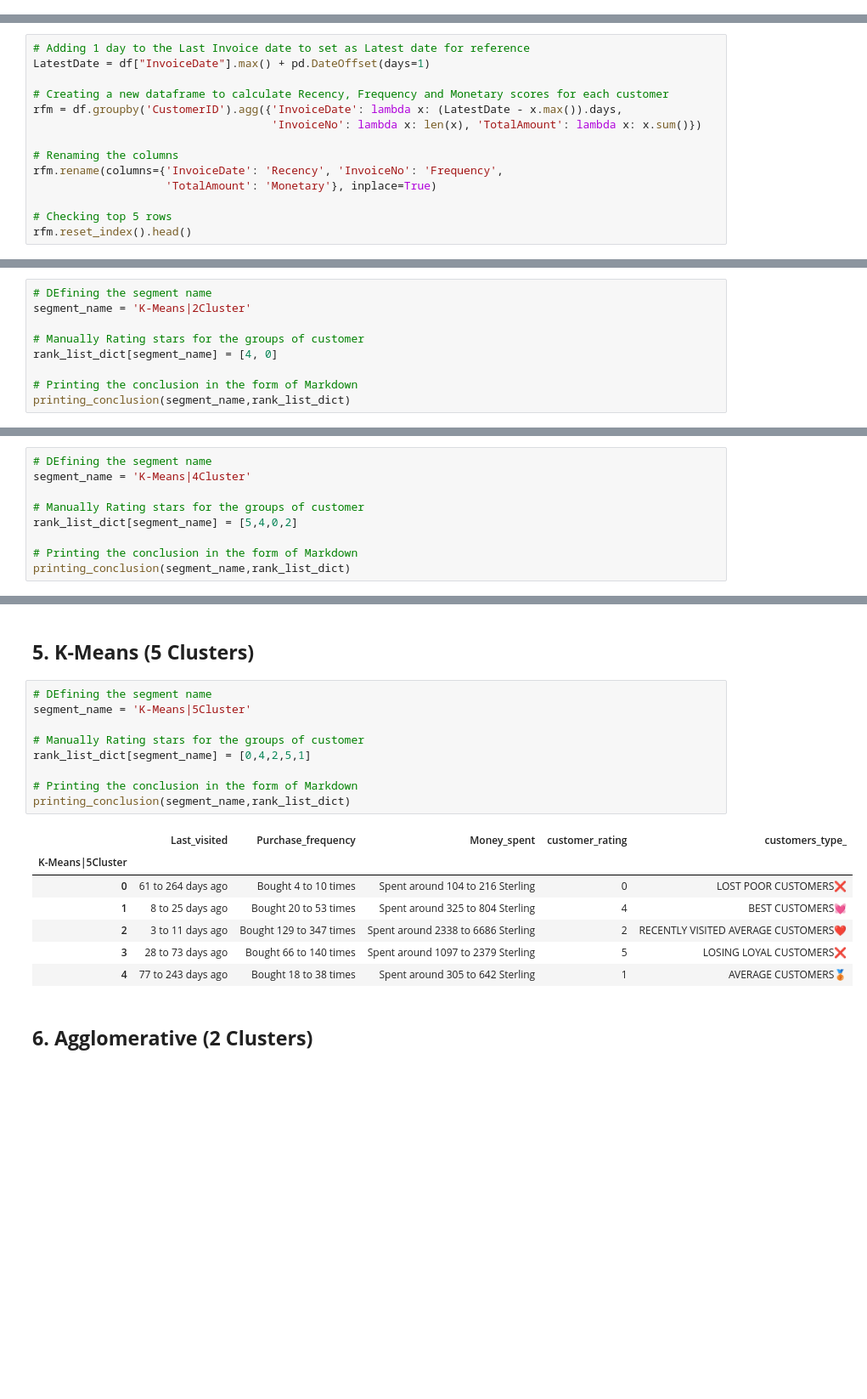
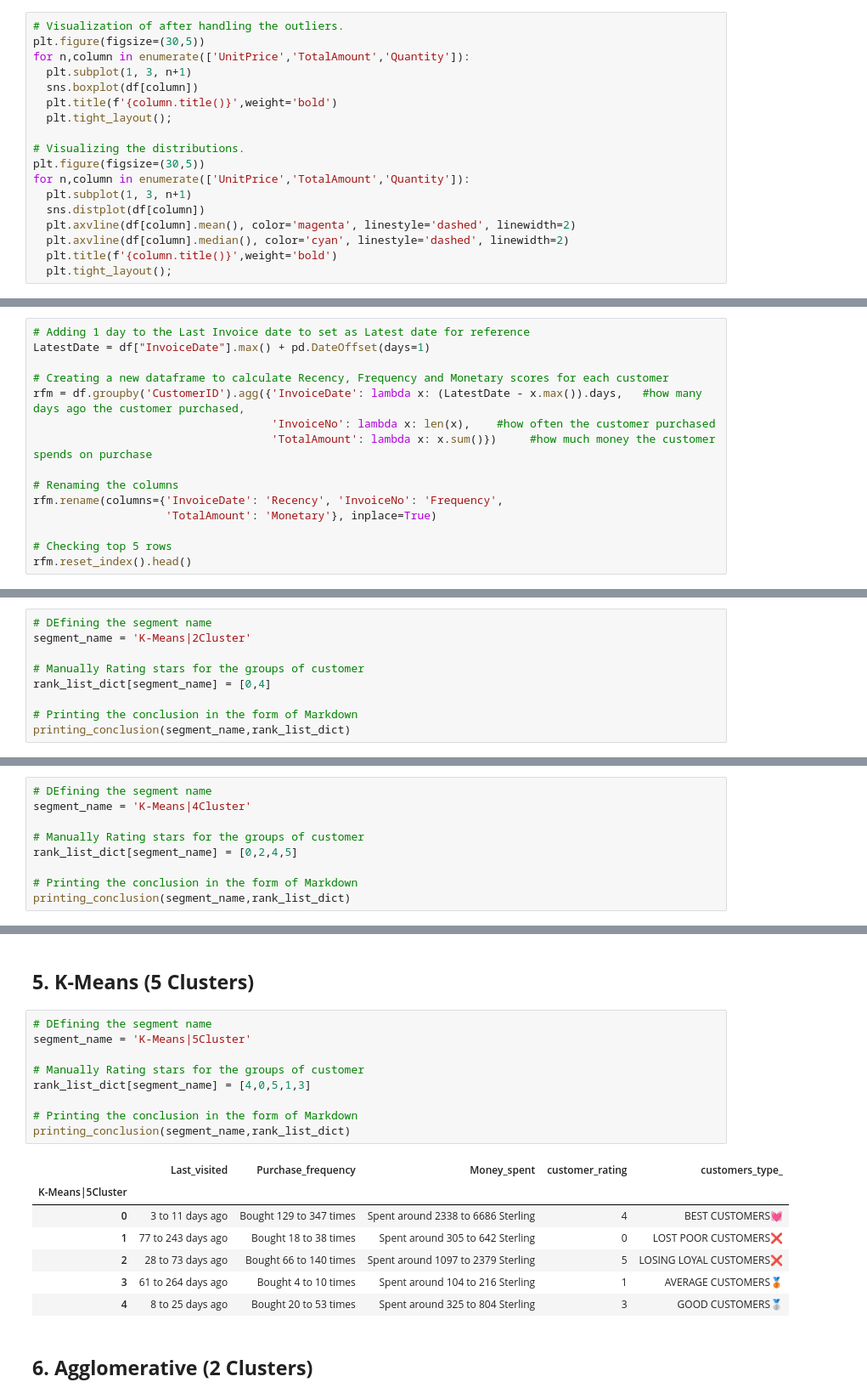
Before and after one commit to baradmukta/Online-Retail-Customer-Segmentation, a Jupyter notebook: Capstone_Project_4_Unsupervised_Learning.ipynb, the cells around one changed output, grey strips where cells are left out. Shown at 85% size. Saved outputs shown, nothing was run; the diff lists cells and outputs as text; blank space fills up the shorter version.

```diff
--- a/Capstone_Project_4_Unsupervised_Learning.ipynb
+++ b/Capstone_Project_4_Unsupervised_Learning.ipynb
@@ -257,3 +257,21 @@ TimeType           3
 dtype: int64
 # %% [markdown]
 #**Exploratory Data Analysis**
+# %%
+# Visualization of after handling the outliers.
+plt.figure(figsize=(30,5))
+for n,column in enumerate(['UnitPrice','TotalAmount','Quantity']):
+  plt.subplot(1, 3, n+1)
+  sns.boxplot(df[column])
+  plt.title(f'{column.title()}',weight='bold')
+  plt.tight_layout();
+
+# Visualizing the distributions.
+plt.figure(figsize=(30,5))
+for n,column in enumerate(['UnitPrice','TotalAmount','Quantity']):
+  plt.subplot(1, 3, n+1)
+  sns.distplot(df[column])
+  plt.axvline(df[column].mean(), color='magenta', linestyle='dashed', linewidth=2)
+  plt.axvline(df[column].median(), color='cyan', linestyle='dashed', linewidth=2)
+  plt.title(f'{column.title()}',weight='bold')
+  plt.tight_layout();
@@ -441,8 +465,9 @@ The number is typically 3 or 5. If you decide to code each RFM attribute into 3
 LatestDate = df["InvoiceDate"].max() + pd.DateOffset(days=1)
 
 # Creating a new dataframe to calculate Recency, Frequency and Monetary scores for each customer
-rfm = df.groupby('CustomerID').agg({'InvoiceDate': lambda x: (LatestDate - x.max()).days,
-                                    'InvoiceNo': lambda x: len(x), 'TotalAmount': lambda x: x.sum()})
+rfm = df.groupby('CustomerID').agg({'InvoiceDate': lambda x: (LatestDate - x.max()).days,   #how many days ago the customer purchased,
+                                    'InvoiceNo': lambda x: len(x),    #how often the customer purchased
+                                    'TotalAmount': lambda x: x.sum()})     #how much money the customer spends on purchase
 
 # Renaming the columns
 rfm.rename(columns={'InvoiceDate': 'Recency', 'InvoiceNo': 'Frequency',
@@ -993,7 +1022,7 @@ printing_conclusion(segment_name,rank_list_dict)
 segment_name = 'K-Means|2Cluster'
 
 # Manually Rating stars for the groups of customer
-rank_list_dict[segment_name] = [4, 0]
+rank_list_dict[segment_name] = [0,4]
 
 # Printing the conclusion in the form of Markdown
 printing_conclusion(segment_name,rank_list_dict)
@@ -1009,7 +1038,7 @@ printing_conclusion(segment_name,rank_list_dict)
 segment_name = 'K-Means|4Cluster'
 
 # Manually Rating stars for the groups of customer
-rank_list_dict[segment_name] = [5,4,0,2]
+rank_list_dict[segment_name] = [0,2,4,5]
 
 # Printing the conclusion in the form of Markdown
 printing_conclusion(segment_name,rank_list_dict)
@@ -1025,20 +1054,20 @@ printing_conclusion(segment_name,rank_list_dict)
 # %%
 # DEfining the segment name
 segment_name = 'K-Means|5Cluster'
 
 # Manually Rating stars for the groups of customer
-rank_list_dict[segment_name] = [0,4,2,5,1]
+rank_list_dict[segment_name] = [4,0,5,1,3]
 
 # Printing the conclusion in the form of Markdown
 printing_conclusion(segment_name,rank_list_dict)
 # %% [output]
 |  | Last_visited | Purchase_frequency | Money_spent | customer_rating | customers_type_ |
 | K-Means|5Cluster |  |  |  |  |  |
-| 0 | 61 to 264 days ago | Bought 4 to 10 times | Spent around 104 to 216 Sterling | 0 | LOST POOR CUSTOMERS❌ |
-| 1 | 8 to 25 days ago | Bought 20 to 53 times | Spent around 325 to 804 Sterling | 4 | BEST CUSTOMERS💓 |
-| 2 | 3 to 11 days ago | Bought 129 to 347 times | Spent around 2338 to 6686 Sterling | 2 | RECENTLY VISITED AVERAGE CUSTOMERS❤ |
-| 3 | 28 to 73 days ago | Bought 66 to 140 times | Spent around 1097 to 2379 Sterling | 5 | LOSING LOYAL CUSTOMERS❌ |
-| 4 | 77 to 243 days ago | Bought 18 to 38 times | Spent around 305 to 642 Sterling | 1 | AVERAGE CUSTOMERS🥉 |
+| 0 | 3 to 11 days ago | Bought 129 to 347 times | Spent around 2338 to 6686 Sterling | 4 | BEST CUSTOMERS💓 |
+| 1 | 77 to 243 days ago | Bought 18 to 38 times | Spent around 305 to 642 Sterling | 0 | LOST POOR CUSTOMERS❌ |
+| 2 | 28 to 73 days ago | Bought 66 to 140 times | Spent around 1097 to 2379 Sterling | 5 | LOSING LOYAL CUSTOMERS❌ |
+| 3 | 61 to 264 days ago | Bought 4 to 10 times | Spent around 104 to 216 Sterling | 1 | AVERAGE CUSTOMERS🥉 |
+| 4 | 8 to 25 days ago | Bought 20 to 53 times | Spent around 325 to 804 Sterling | 3 | GOOD CUSTOMERS🥈 |
 # %% [markdown]
 ## **6. Agglomerative (2 Clusters)**
 # %%
```
Also changed, not shown: parts of 12 cells of this notebook.
